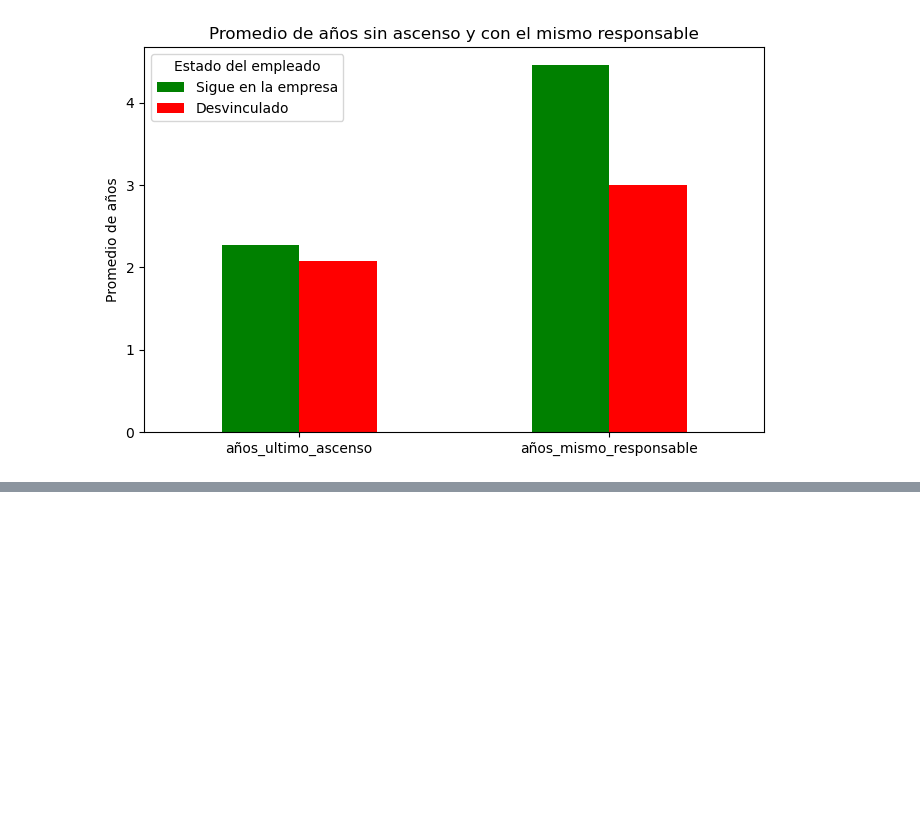
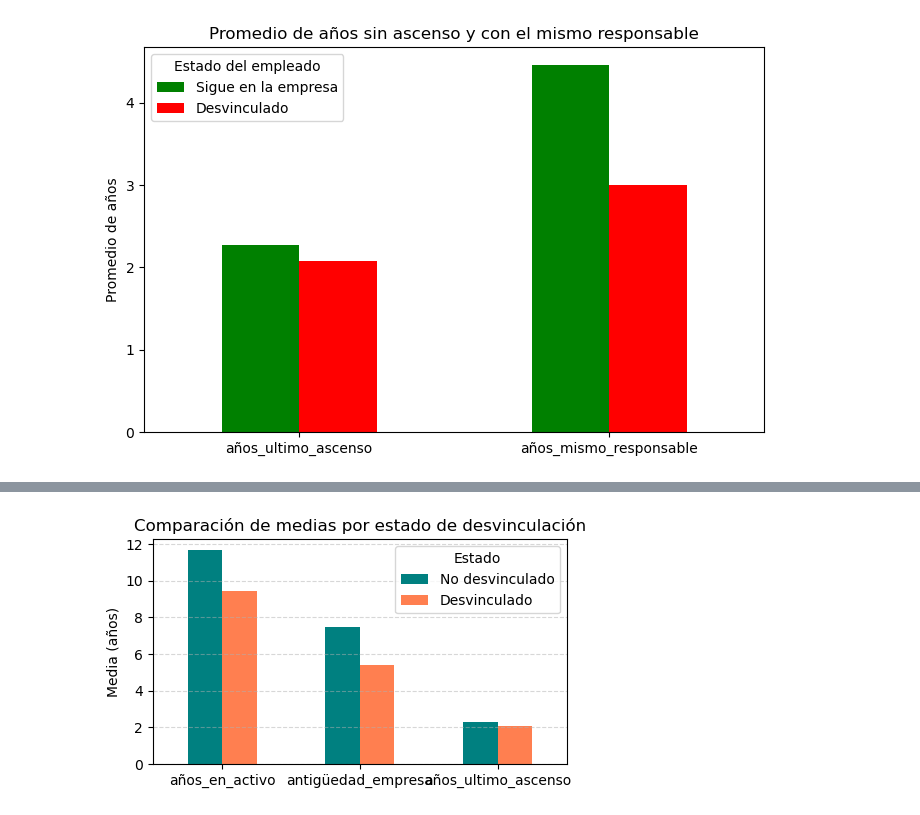
Before and after one commit to SilviaFarled/Modulo-3-Proyecto-Grupo4-Datahoot, a Jupyter notebook: PARTE-4_project-da-promo-52-modulo-3-team-4-VISUALIZACION.ipynb, the cells around one changed output, grey strips where cells are left out. Drawn from its saved outputs; the diff is of its cells as text; code cells hidden in the pictures; blank space fills up the shorter version.

```diff
--- a/PARTE-4_project-da-promo-52-modulo-3-team-4-VISUALIZACION.ipynb
+++ b/PARTE-4_project-da-promo-52-modulo-3-team-4-VISUALIZACION.ipynb
@@ -164,0 +275,15 @@ plt.show()
+# %%
+medias = df.groupby("desvinculado")[["años_en_activo", "antigüedad_empresa", "años_ultimo_ascenso"]].mean().T
+medias.columns = ["No desvinculado", "Desvinculado"]
+
+medias.plot(kind='bar', figsize=(5,3), color=["teal", "coral"])
+
+plt.title("Comparación de medias por estado de desvinculación")
+plt.ylabel("Media (años)")
+plt.xticks(rotation=0)
+plt.legend(title="Estado", loc="upper right")
+plt.grid(axis='y', linestyle='--', alpha=0.5)
+plt.tight_layout()
+plt.show()
+# %% [output]
+[figure, added]
```
Also changed, not shown: parts of 13 cells of this notebook, 2 other files.
